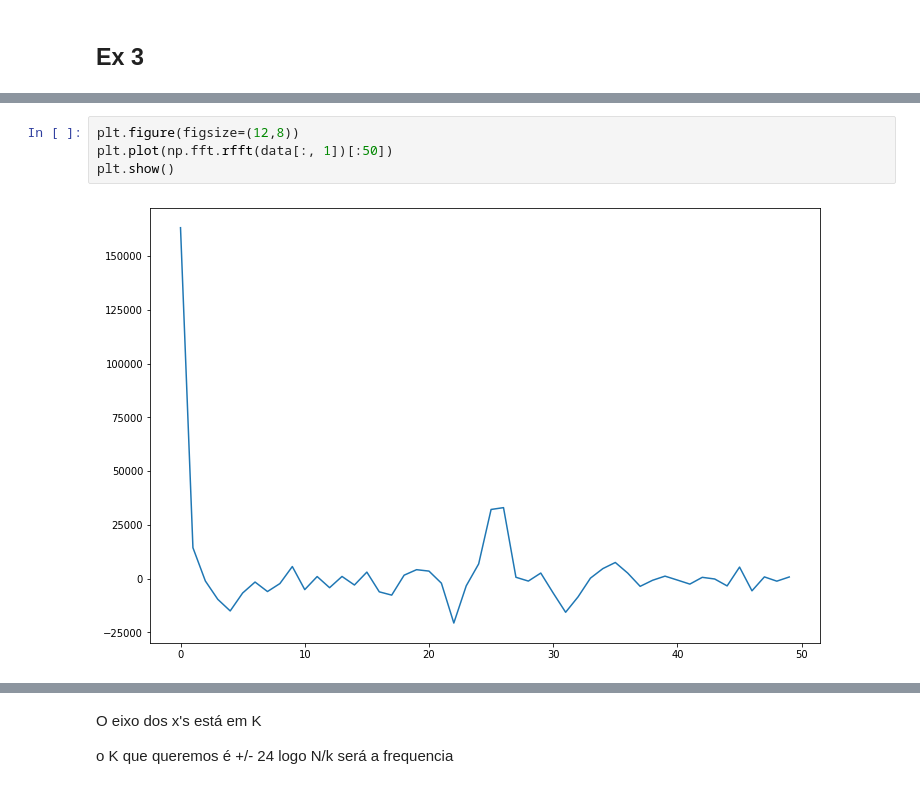
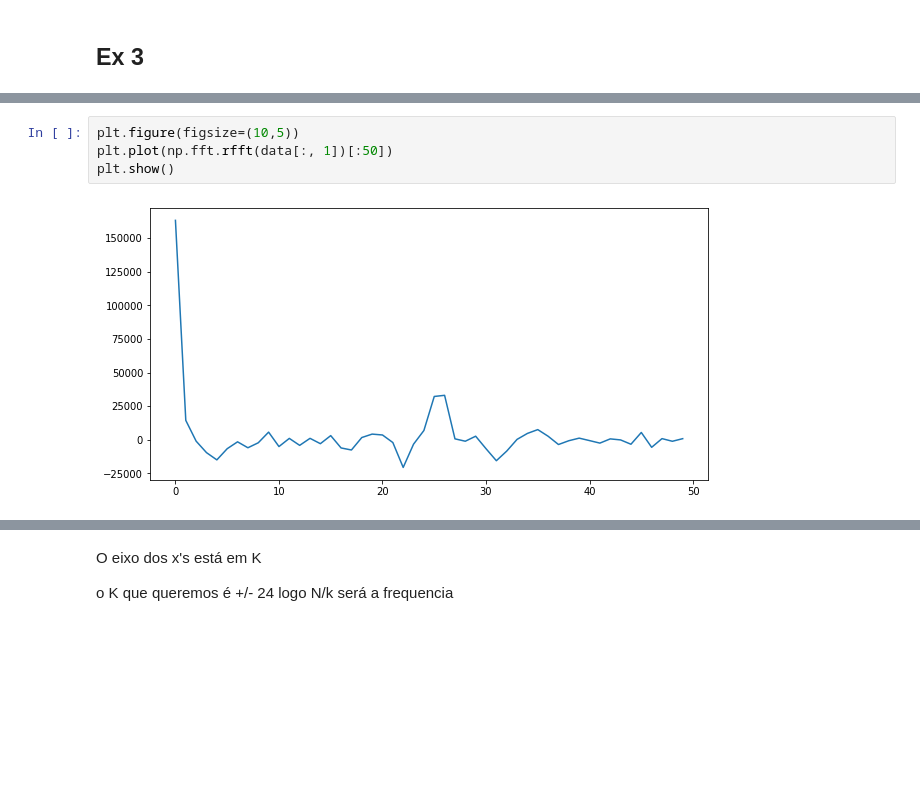
Before and after one commit to mcpeixoto/Computational-Physics-Course, a Jupyter notebook: ficha7.ipynb, the cells around one changed output, grey strips where cells are left out. Saved outputs shown, nothing was run; the diff lists cells and outputs as text; blank space fills up the shorter version.

```diff
--- a/ficha7.ipynb
+++ b/ficha7.ipynb
@@ -94,7 +100,7 @@ plt.show()
 # %%
-plt.figure(figsize=(12,8))
+plt.figure(figsize=(10,5))
 plt.plot(np.fft.rfft(data[:, 1])[:50])
 plt.show()
 # %% [output]
-[figure, old version]
+[figure, new version]
 # %%
```
Also changed, not shown: parts of 10 cells of this notebook, 18 other files.
